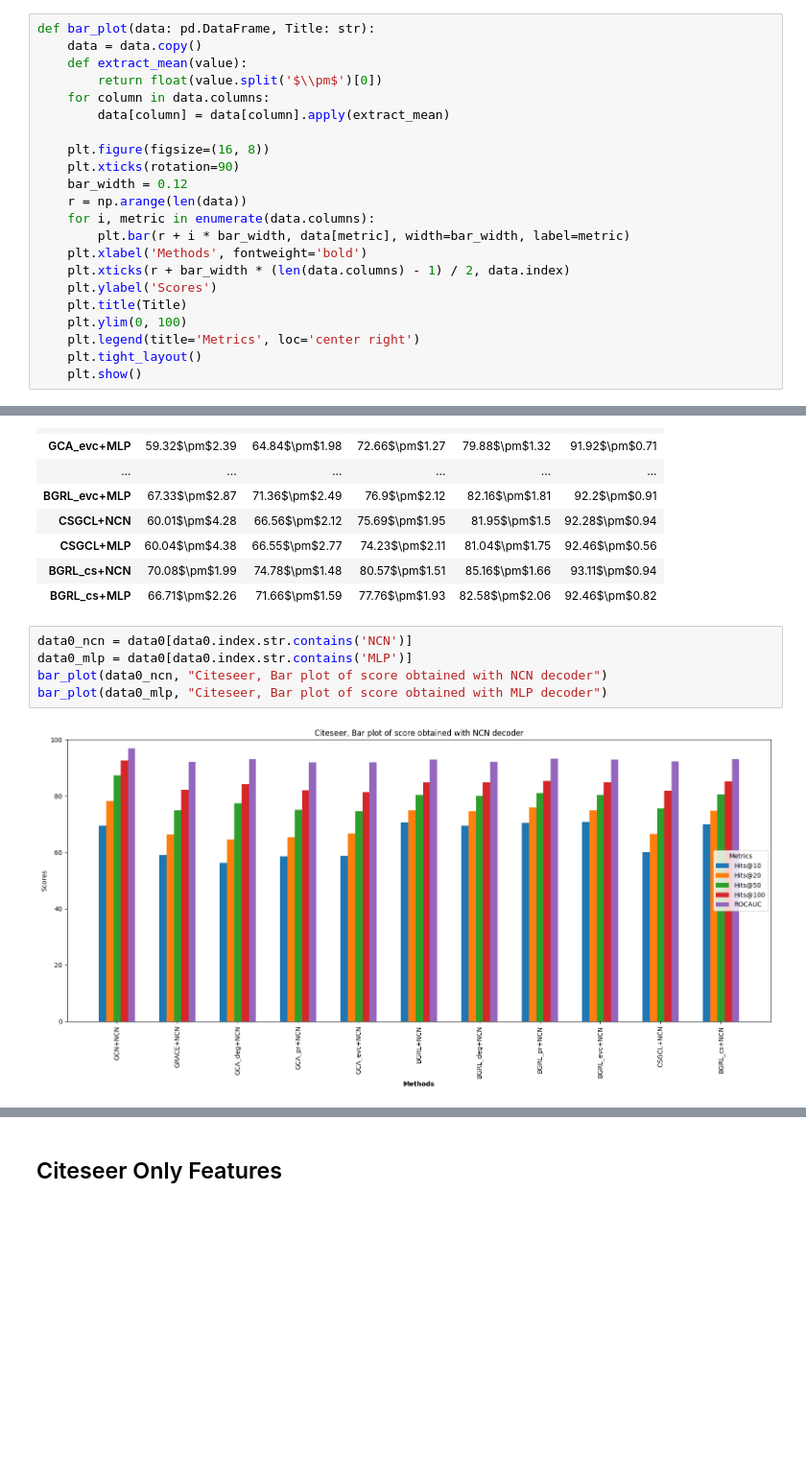
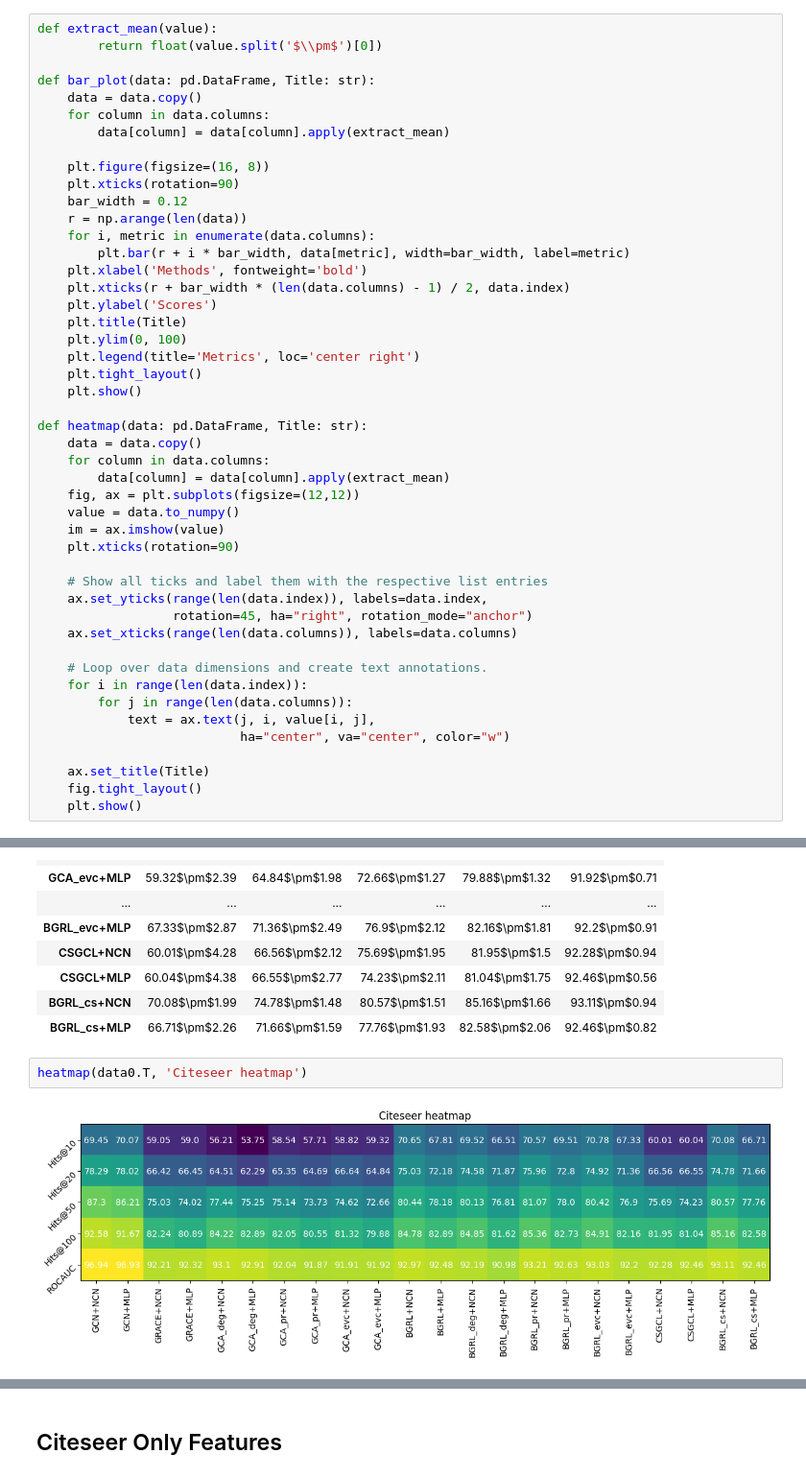
Before and after one commit to valentincuzin/GCL-Link-Prediction, a Jupyter notebook: Comparative_Study/Analysis.ipynb, the cells around one changed output, grey strips where cells are left out. Shown at 96% size. Drawn from its saved outputs; the diff is of its cells as text; blank space fills up the shorter version.

```diff
--- a/Comparative_Study/Analysis.ipynb
+++ b/Comparative_Study/Analysis.ipynb
@@ -5,10 +5,11 @@ import pandas as pd
 import numpy as np
 import matplotlib.pyplot as plt
 # %%
+def extract_mean(value):
+        return float(value.split('$\\pm$')[0])
+
 def bar_plot(data: pd.DataFrame, Title: str):
     data = data.copy()
-    def extract_mean(value):
-        return float(value.split('$\\pm$')[0])
     for column in data.columns:
         data[column] = data[column].apply(extract_mean)
 
@@ -26,6 +27,30 @@ def bar_plot(data: pd.DataFrame, Title: str):
     plt.legend(title='Metrics', loc='center right')
     plt.tight_layout()
     plt.show()
+
+def heatmap(data: pd.DataFrame, Title: str):
+    data = data.copy()
+    for column in data.columns:
+        data[column] = data[column].apply(extract_mean)
+    fig, ax = plt.subplots(figsize=(12,12))
+    value = data.to_numpy()
+    im = ax.imshow(value)
+    plt.xticks(rotation=90)
+
+    # Show all ticks and label them with the respective list entries
+    ax.set_yticks(range(len(data.index)), labels=data.index,
+                  rotation=45, ha="right", rotation_mode="anchor")
+    ax.set_xticks(range(len(data.columns)), labels=data.columns)
+
+    # Loop over data dimensions and create text annotations.
+    for i in range(len(data.index)):
+        for j in range(len(data.columns)):
+            text = ax.text(j, i, value[i, j],
+                           ha="center", va="center", color="w")
+
+    ax.set_title(Title)
+    fig.tight_layout()
+    plt.show()
 # %% [markdown]
 ## Citeseer
 # %%
@@ -74,9 +99,6 @@ Hits@10 & Hits@20 & Hits@50 & Hits@100 & ROCAUC \\
 | BGRL_cs+NCN | 70.08$\pm$1.99 | 74.78$\pm$1.48 | 80.57$\pm$1.51 | 85.16$\pm$1.66 | 93.11$\pm$0.94 |
 | BGRL_cs+MLP | 66.71$\pm$2.26 | 71.66$\pm$1.59 | 77.76$\pm$1.93 | 82.58$\pm$2.06 | 92.46$\pm$0.82 |
 # %%
-data0_ncn = data0[data0.index.str.contains('NCN')]
-data0_mlp = data0[data0.index.str.contains('MLP')]
-bar_plot(data0_ncn, "Citeseer, Bar plot of score obtained with NCN decoder")
-bar_plot(data0_mlp, "Citeseer, Bar plot of score obtained with MLP decoder")
+heatmap(data0.T, 'Citeseer heatmap')
 # %% [output]
-[figure, old version]
+[figure, new version]
```
Also changed, not shown: parts of 5 cells of this notebook, 12 other files.
